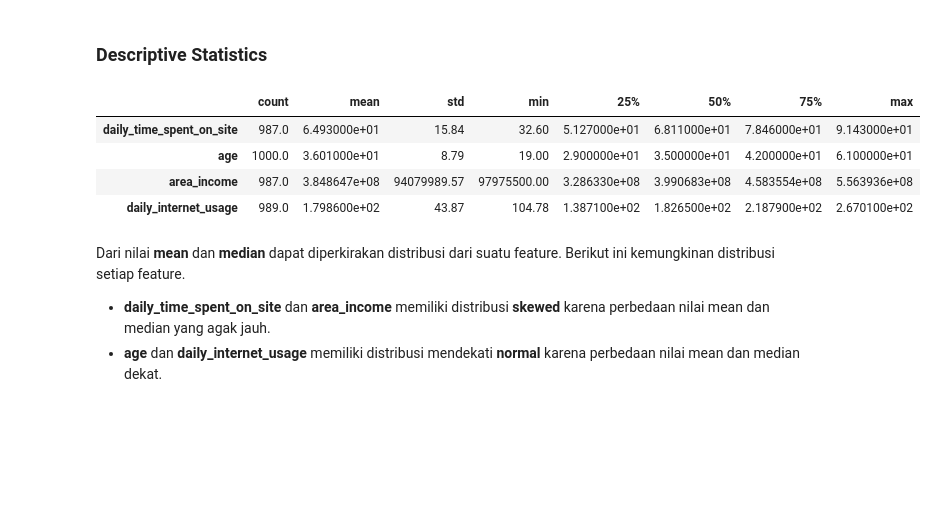
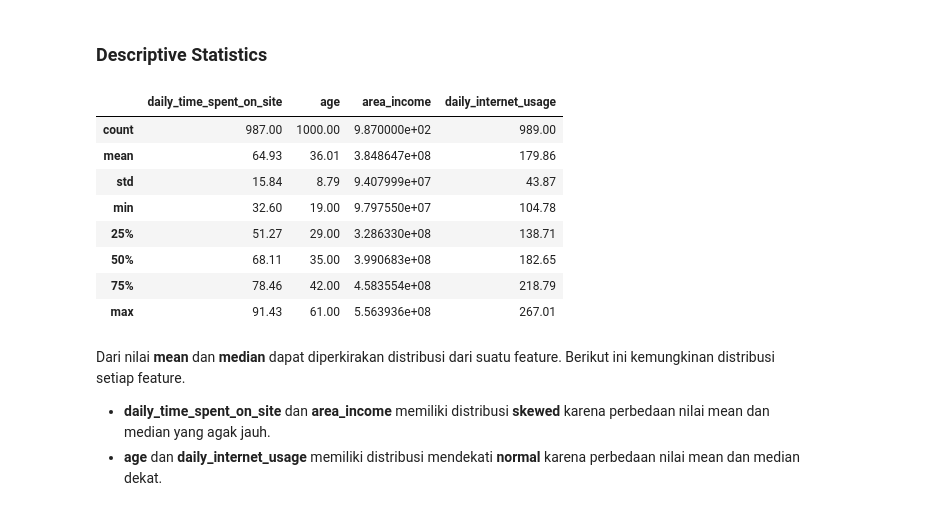
Before and after one commit to irfan-fadhlurrahman/clicked-ads-prediction, a Jupyter notebook: notebook/source_code.ipynb, the cells around one changed output. Cells and saved outputs as stored; diff of their text form; code cells hidden in the pictures; blank space fills up the shorter version.

```diff
--- a/notebook/source_code.ipynb
+++ b/notebook/source_code.ipynb
@@ -9,7 +9,6 @@ import inflection
 import warnings
 
 warnings.filterwarnings('ignore')
-pd.set_option('max_columns', 50)
 # %% [markdown]
 ## Load the dataset
 # %%
@@ -59,13 +78,17 @@ target = 'clicked_on_ad'
 # %% [markdown]
 ### Descriptive Statistics
 # %%
-df[numerical].describe().round(2).T
+df[numerical].describe().round(2)
 # %% [output]
-|  | count | mean | std | min | 25% | 50% | 75% | max |
-| daily_time_spent_on_site | 987.0 | 6.493000e+01 | 15.84 | 32.60 | 5.127000e+01 | 6.811000e+01 | 7.846000e+01 | 9.143000e+01 |
-| age | 1000.0 | 3.601000e+01 | 8.79 | 19.00 | 2.900000e+01 | 3.500000e+01 | 4.200000e+01 | 6.100000e+01 |
-| area_income | 987.0 | 3.848647e+08 | 94079989.57 | 97975500.00 | 3.286330e+08 | 3.990683e+08 | 4.583554e+08 | 5.563936e+08 |
-| daily_internet_usage | 989.0 | 1.798600e+02 | 43.87 | 104.78 | 1.387100e+02 | 1.826500e+02 | 2.187900e+02 | 2.670100e+02 |
+|  | daily_time_spent_on_site | age | area_income | daily_internet_usage |
+| count | 987.00 | 1000.00 | 9.870000e+02 | 989.00 |
+| mean | 64.93 | 36.01 | 3.848647e+08 | 179.86 |
+| std | 15.84 | 8.79 | 9.407999e+07 | 43.87 |
+| min | 32.60 | 19.00 | 9.797550e+07 | 104.78 |
+| 25% | 51.27 | 29.00 | 3.286330e+08 | 138.71 |
+| 50% | 68.11 | 35.00 | 3.990683e+08 | 182.65 |
+| 75% | 78.46 | 42.00 | 4.583554e+08 | 218.79 |
+| max | 91.43 | 61.00 | 5.563936e+08 | 267.01 |
 # %% [markdown]
 Dari nilai **mean** dan **median** dapat diperkirakan distribusi dari suatu feature. Berikut ini kemungkinan distribusi setiap feature.
 * **daily_time_spent_on_site** dan **area_income** memiliki distribusi **skewed** karena perbedaan nilai mean dan median yang agak jauh.
```
Also changed, not shown: parts of 65 cells of this notebook.
